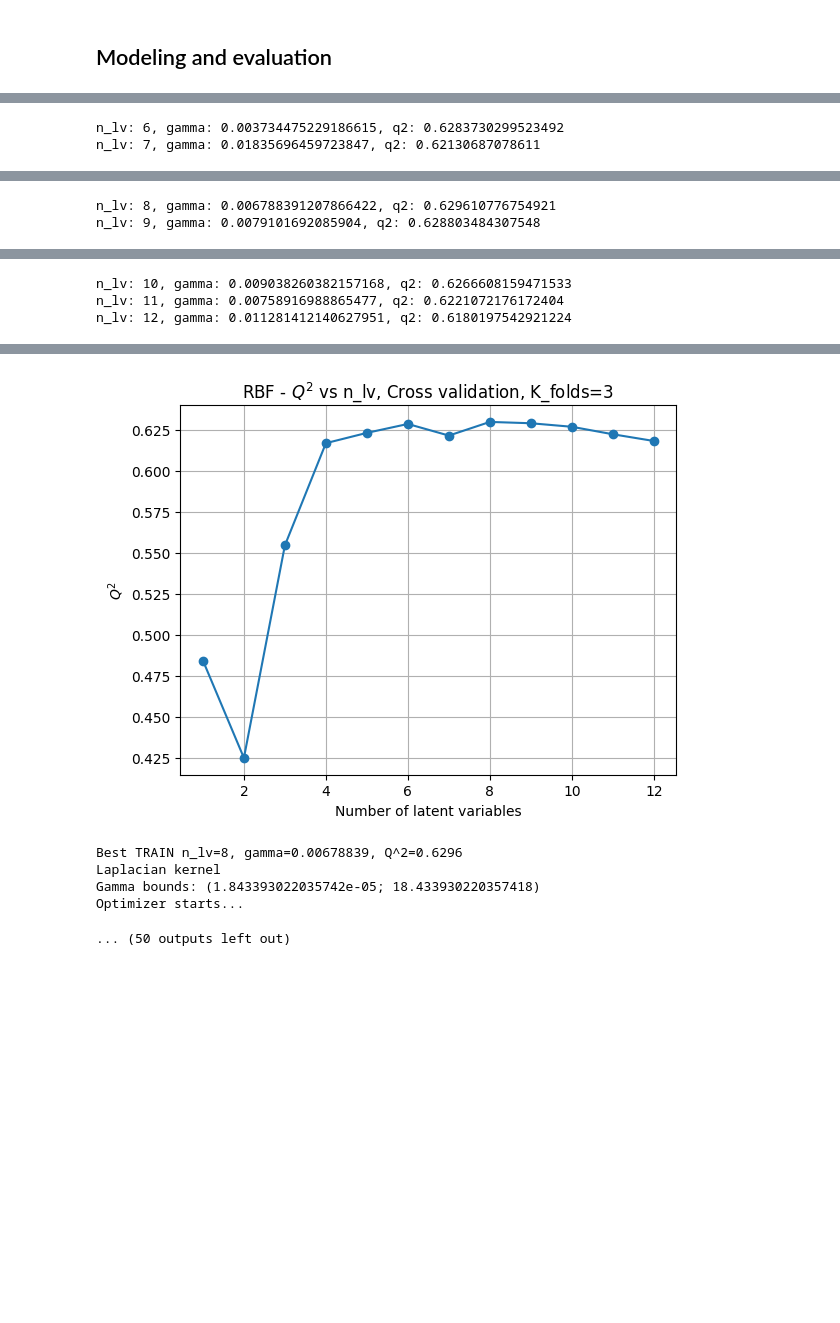
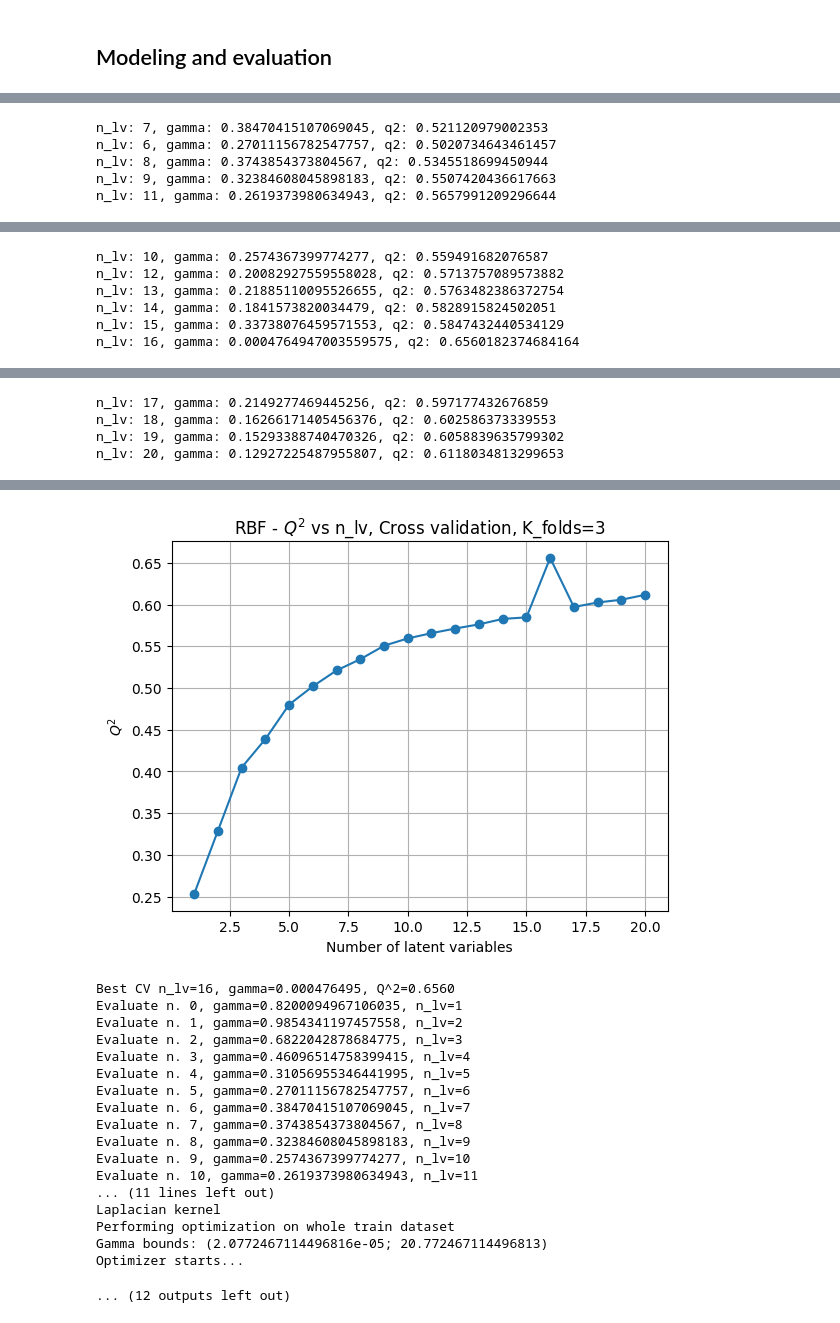
Before and after one commit to Vondras1/TurbofanEngine, a Jupyter notebook: kpls.ipynb, the cells around one changed output, grey strips where cells are left out. Cells and saved outputs as stored; diff of their text form; code cells hidden in the pictures; blank space fills up the shorter version.

```diff
--- a/kpls.ipynb
+++ b/kpls.ipynb
@@ -354,23 +460,38 @@ def process_dataset(train_data, validation_data, test_data, dataset_name, use_tr
 # %% [markdown]
 ## Modeling and evaluation
 # %%
+max_lv = 20
+subset_size = 20000
+
 train_data1, validation_data1, dropped_cols1 = train_from_file("./NASA-Turbofan-data/data/train_FD001.txt")
 test_data1 = test_from_file("./NASA-Turbofan-data/data/test_FD001.txt", "./NASA-Turbofan-data/data/RUL_FD001.txt", dropped_cols=dropped_cols1)
 train_data1, validation_data1, test_data1, mu_train1, sd_train1 = normalize_data(train_data1, validation_data1, test_data1)
-process_dataset(train_data1, validation_data1, test_data1, "FD001", use_train_cv=True, parallel=True)
+process_dataset(train_data1, validation_data1, test_data1, "FD001", max_lv, train_subset_size=None, n_jobs=4)
 
 train_data2, validation_data2, dropped_cols2 = train_from_file("./NASA-Turbofan-data/data/train_FD002.txt")
 test_data2 = test_from_file("./NASA-Turbofan-data/data/test_FD002.txt", "./NASA-Turbofan-data/data/RUL_FD002.txt", dropped_cols=dropped_cols2)
+train_data2 = subsample_time_series(
+        train_data2, target_rows=subset_size,
+        unit_col="unit number", order_col=None,
+        keep_tail=50, min_per_unit=40, seed=42
+    )
+
 train_data2, validation_data2, test_data2, mu_train2, sd_train2 = normalize_data(train_data2, validation_data2, test_data2)
-process_dataset(train_data2, validation_data2, test_data2, "FD002", use_train_cv=False, parallel=True)
+process_dataset(train_data2, validation_data2, test_data2, "FD002", max_lv, train_subset_size=None, n_jobs=4)
 
 train_data3, validation_data3, dropped_cols3 = train_from_file("./NASA-Turbofan-data/data/train_FD003.txt")
 test_data3 = test_from_file("./NASA-Turbofan-data/data/test_FD003.txt", "./NASA-Turbofan-data/data/RUL_FD003.txt", dropped_cols=dropped_cols3)
 train_data3, validation_data3, test_data3, mu_train3, sd_train3 = normalize_data(train_data3, validation_data3, test_data3)
-process_dataset(train_data3, validation_data3, test_data3, "FD003", use_train_cv=True, parallel=True)
+process_dataset(train_data3, validation_data3, test_data3, "FD003",max_lv, train_subset_size=None, n_jobs=4)
 
 train_data4, validation_data4, dropped_cols4 = train_from_file("./NASA-Turbofan-data/data/train_FD004.txt")
 test_data4 = test_from_file("./NASA-Turbofan-data/data/test_FD004.txt", "./NASA-Turbofan-data/data/RUL_FD004.txt", dropped_cols=dropped_cols4)
+train_data4 = subsample_time_series(
+        train_data4, target_rows=subset_size,
+        unit_col="unit number", order_col=None,
+        keep_tail=50, min_per_unit=40, seed=42
+    )
 train_data4, validation_data4, test_data4, mu_train4, sd_train4 = normalize_data(train_data4, validation_data4, test_data4)
-process_dataset(train_data4, validation_data4, test_data4, "FD004", use_train_cv=False, parallel=True)
+
+process_dataset(train_data4, validation_data4, test_data4, "FD004",max_lv, train_subset_size=None, n_jobs=4)
 # %% [output]
@@ -393,2 +511,5 @@ n_lv: 5, gamma: 0.0047031852676665716, q2: 0.6229576400865349
-n_lv: 6, gamma: 0.003734475229186615, q2: 0.6283730299523492
-n_lv: 7, gamma: 0.01835696459723847, q2: 0.62130687078611
+n_lv: 7, gamma: 0.38470415107069045, q2: 0.521120979002353
+n_lv: 6, gamma: 0.27011156782547757, q2: 0.5020734643461457
+n_lv: 8, gamma: 0.3743854373804567, q2: 0.5345518699450944
+n_lv: 9, gamma: 0.32384608045898183, q2: 0.5507420436617663
+n_lv: 11, gamma: 0.2619373980634943, q2: 0.5657991209296644
@@ -396,2 +517,6 @@ n_lv: 7, gamma: 0.01835696459723847, q2: 0.62130687078611
-n_lv: 8, gamma: 0.006788391207866422, q2: 0.629610776754921
-n_lv: 9, gamma: 0.0079101692085904, q2: 0.628803484307548
+n_lv: 10, gamma: 0.2574367399774277, q2: 0.559491682076587
+n_lv: 12, gamma: 0.20082927559558028, q2: 0.5713757089573882
+n_lv: 13, gamma: 0.21885110095526655, q2: 0.5763482386372754
+n_lv: 14, gamma: 0.1841573820034479, q2: 0.5828915824502051
+n_lv: 15, gamma: 0.33738076459571553, q2: 0.5847432440534129
+n_lv: 16, gamma: 0.0004764947003559575, q2: 0.6560182374684164
@@ -399,3 +524,4 @@ n_lv: 9, gamma: 0.0079101692085904, q2: 0.628803484307548
-n_lv: 10, gamma: 0.009038260382157168, q2: 0.6266608159471533
-n_lv: 11, gamma: 0.00758916988865477, q2: 0.6221072176172404
-n_lv: 12, gamma: 0.011281412140627951, q2: 0.6180197542921224
+n_lv: 17, gamma: 0.2149277469445256, q2: 0.597177432676859
+n_lv: 18, gamma: 0.16266171405456376, q2: 0.602586373339553
+n_lv: 19, gamma: 0.15293388740470326, q2: 0.6058839635799302
+n_lv: 20, gamma: 0.12927225487955807, q2: 0.6118034813299653
@@ -403,6 +529,19 @@ n_lv: 12, gamma: 0.011281412140627951, q2: 0.6180197542921224
-[figure, old version]
+[figure, new version]
-Best TRAIN n_lv=8, gamma=0.00678839, Q^2=0.6296
+Best CV n_lv=16, gamma=0.000476495, Q^2=0.6560
+Evaluate n. 0, gamma=0.8200094967106035, n_lv=1
+Evaluate n. 1, gamma=0.9854341197457558, n_lv=2
+Evaluate n. 2, gamma=0.6822042878684775, n_lv=3
+Evaluate n. 3, gamma=0.46096514758399415, n_lv=4
+Evaluate n. 4, gamma=0.31056955346441995, n_lv=5
+Evaluate n. 5, gamma=0.27011156782547757, n_lv=6
+Evaluate n. 6, gamma=0.38470415107069045, n_lv=7
+Evaluate n. 7, gamma=0.3743854373804567, n_lv=8
+Evaluate n. 8, gamma=0.32384608045898183, n_lv=9
+Evaluate n. 9, gamma=0.2574367399774277, n_lv=10
+Evaluate n. 10, gamma=0.2619373980634943, n_lv=11
+... (11 lines left out)
 Laplacian kernel
-Gamma bounds: (1.843393022035742e-05; 18.433930220357418)
+Performing optimization on whole train dataset
+Gamma bounds: (2.0772467114496816e-05; 20.772467114496813)
 Optimizer starts...
-... (50 outputs left out)
+... (12 outputs left out)
```
Also changed, not shown: parts of 5 cells of this notebook, 2 other files.
